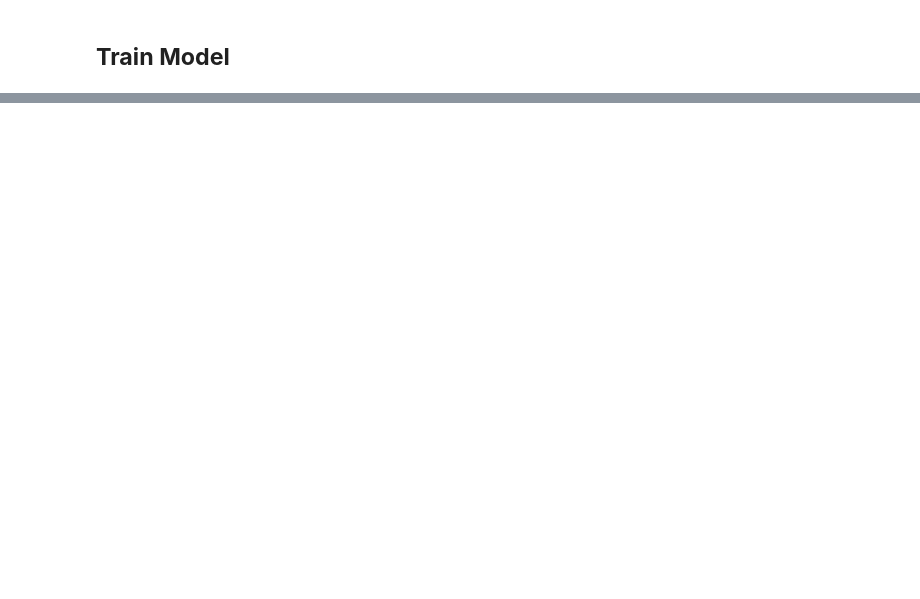
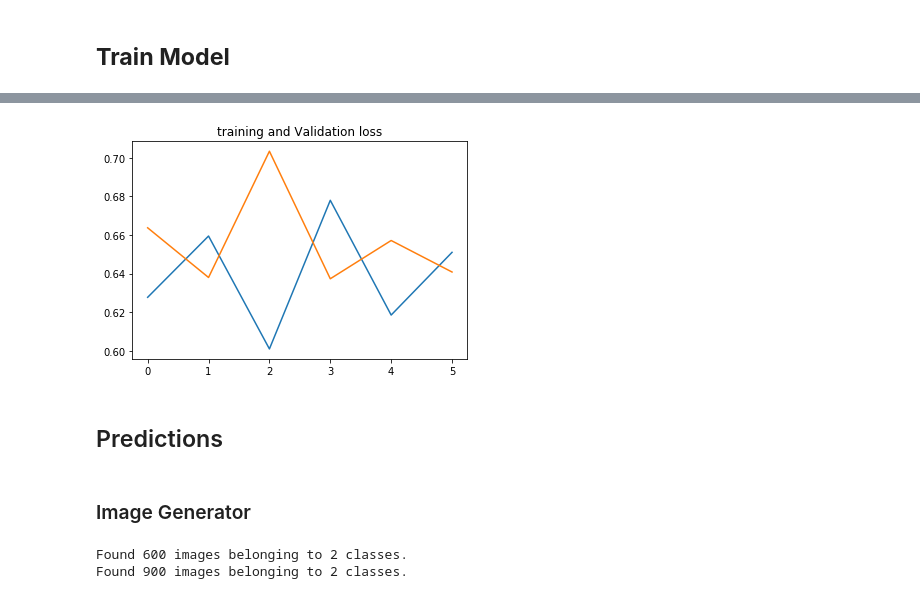
Before and after one commit to kevinles117/ad470-kgt, a Jupyter notebook: COYOTE/KGTCoyote.ipynb, the cells around one changed output, grey strips where cells are left out. Saved outputs shown, nothing was run; the diff lists cells and outputs as text; code cells hidden in the pictures; blank space fills up the shorter version.

```diff
--- a/COYOTE/KGTCoyote.ipynb
+++ b/COYOTE/KGTCoyote.ipynb
@@ -159,0 +277,7 @@ BELOW  WE CAN CREATE A BIG MODEL NOW
+# %%
+plt.plot(epochs,Loss)
+plt.plot(epochs,Val_loss)
+plt.title("training and Validation loss")
+plt.show()
+# %% [output]
+[figure, added]
@@ -159,0 +286,4 @@ BELOW  WE CAN CREATE A BIG MODEL NOW
+# %% [markdown]
+## Predictions
+# %% [markdown]
+### Image Generator
@@ -159,0 +295,31 @@ BELOW  WE CAN CREATE A BIG MODEL NOW
+# %%
+train_image_generator = ImageDataGenerator(
+    # image augmentation
+    rotation_range = 0.2,
+    width_shift_range = 0.2,
+    height_shift_range = 0.2,
+    horizontal_flip=True,
+    rescale = 1./255 #normalize the image
+             )
+test_image_generator = ImageDataGenerator(
+    rescale = 1./255
+             )
+
+
+train_image_gen = train_image_generator.flow_from_directory(
+batch_size = Batch_size,
+directory = train_dir_predict,
+shuffle = True,
+target_size = (image_shape,image_shape),
+class_mode= "binary")
+
+
+test_image_gen =test_image_generator.flow_from_directory(
+batch_size = Batch_size,
+directory = test_dir,
+shuffle = False,
+target_size = (image_shape,image_shape),
+class_mode= "binary")
+# %% [output]
+Found 600 images belonging to 2 classes.
+Found 900 images belonging to 2 classes.
```
Also changed, not shown: parts of 67 cells of this notebook.
